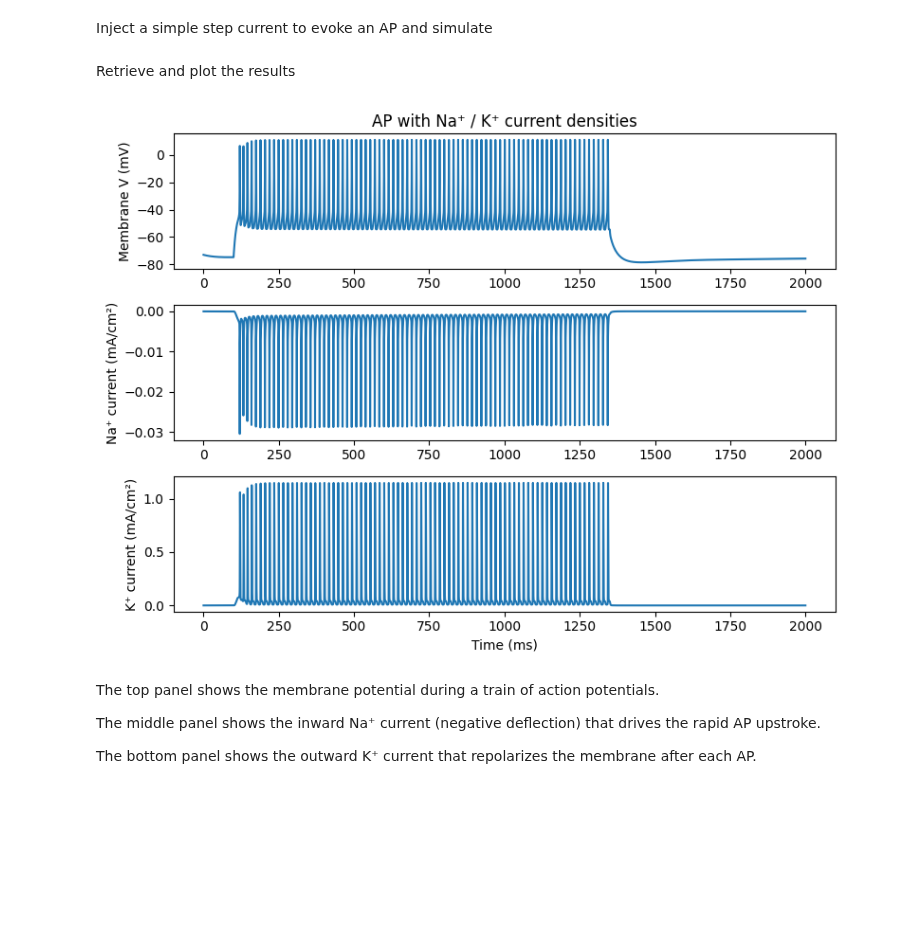
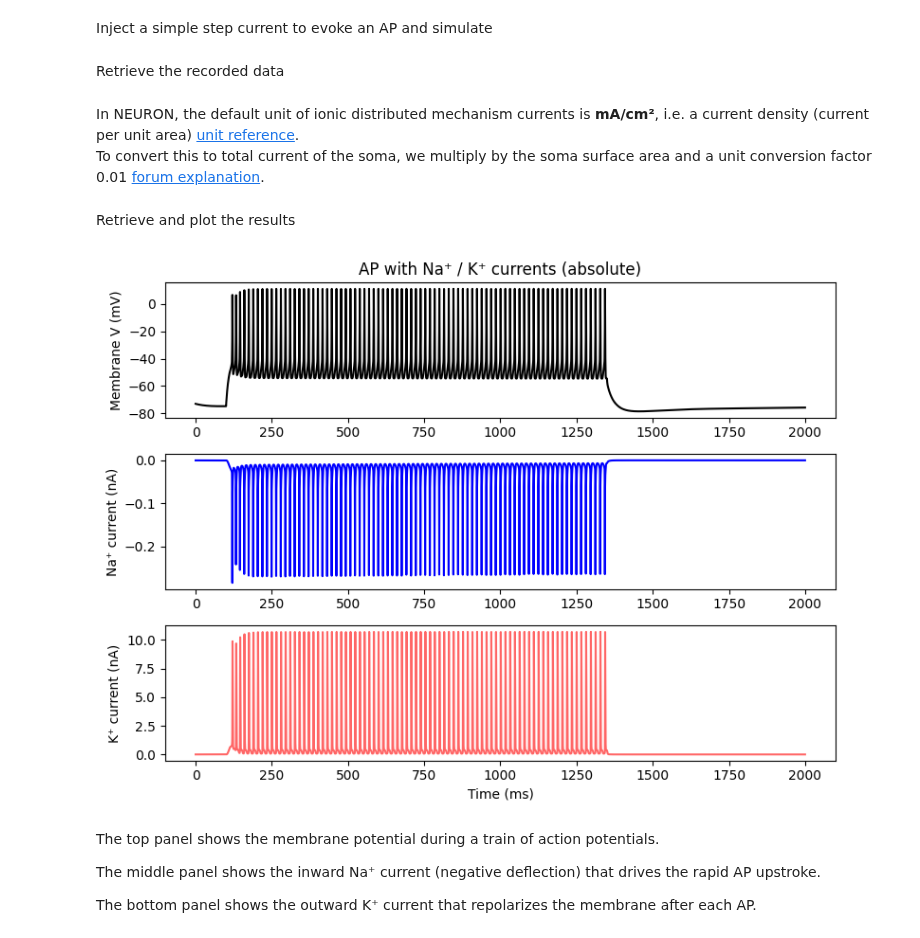
Before and after one commit to openbraininstitute/obi_platform_analysis_notebooks, a Jupyter notebook: Cellular/emodels/Na_K_recording/analysis_notebook.ipynb, the cells around one changed output. Saved outputs shown, nothing was run; the diff lists cells and outputs as text; code cells hidden in the pictures; blank space fills up the shorter version.

```diff
--- a/Cellular/emodels/Na_K_recording/analysis_notebook.ipynb
+++ b/Cellular/emodels/Na_K_recording/analysis_notebook.ipynb
@@ -163,39 +163,48 @@ cell.add_step(stim_delay, stim_dur, 0.5, cell.soma, 0.5)
 sim = Simulation()
 sim.add_cell(cell)
 sim.run(2000, dt=0.05, cvode=False)
+# %% [markdown]
+Retrieve the recorded data
+# %%
+t = cell.get_time()
+v_trace = cell.get_variable_recording("v", section_obj, 0.5)
+ina_density = cell.get_variable_recording("ina", section_obj, 0.5)  # mA/cm²
+ik_density = cell.get_variable_recording("ik", section_obj, 0.5)    # mA/cm²
+# %% [markdown]
+In NEURON, the default unit of ionic distributed mechanism currents is **mA/cm²**, i.e. a current density (current per unit area) [unit reference](https://www.neuron.yale.edu/neuron/static/docs/units/unitchart.html).
+To convert this to total current of the soma, we multiply by the soma surface area and a unit conversion factor 0.01 [forum explanation](https://www.neuron.yale.edu/phpBB/viewtopic.php?p=17732#p17732).
+# %%
+soma_area = neuron.h.area(0.5, sec=section_obj)  # returns area in µm²
+ina_trace = ina_density * soma_area * 0.01
+ik_trace = ik_density * soma_area * 0.01
 # %% [markdown]
 Retrieve and plot the results
 # %%
+import numpy as np
 import matplotlib.pyplot as plt
-
-t = cell.get_time()
-v_trace = cell.get_variable_recording("v", section_obj, 0.5)
-ina_trace = cell.get_variable_recording("ina", section_obj, 0.5)
-ik_trace = cell.get_variable_recording("ik", section_obj, 0.5)
-
 plt.figure(figsize=(8, 6))
 
 # Membrane potential
 plt.subplot(3, 1, 1)
-plt.plot(t, v_trace)
+plt.plot(t, v_trace, color="black")
 plt.ylabel("Membrane V (mV)")
-plt.title("AP with Na⁺ / K⁺ current densities")
+plt.title("AP with Na⁺ / K⁺ currents (absolute)")
 
-# Sodium current density
+# Sodium current (Na⁺)
 plt.subplot(3, 1, 2)
-plt.plot(t, ina_trace)
-plt.ylabel("Na⁺ current (mA/cm²)")
+plt.plot(t, ina_trace, color="blue")
+plt.ylabel("Na⁺ current (nA)")
 
-# Potassium current density
+# Potassium current (K⁺)
 plt.subplot(3, 1, 3)
-plt.plot(t, ik_trace)
-plt.ylabel("K⁺ current (mA/cm²)")
+plt.plot(t, ik_trace, color="red", alpha=0.6)
+plt.ylabel("K⁺ current (nA)")
 plt.xlabel("Time (ms)")
 
 plt.tight_layout()
 plt.show()
 # %% [output]
-[figure, old version]
+[figure, new version]
 # %% [markdown]
 The top panel shows the membrane potential during a train of action potentials.
 
```
Also changed, not shown: parts of 2 cells of this notebook.
